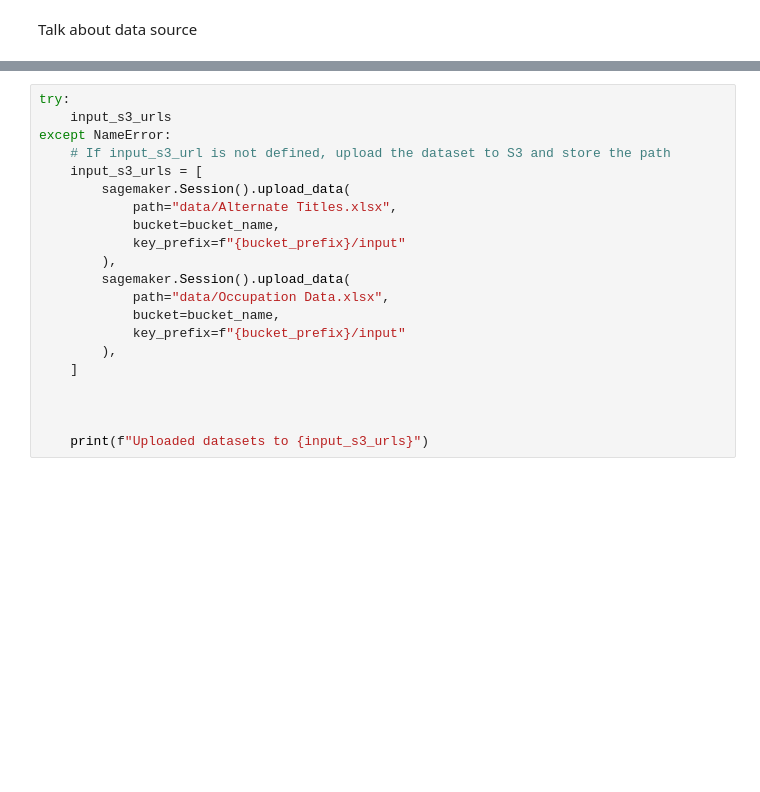
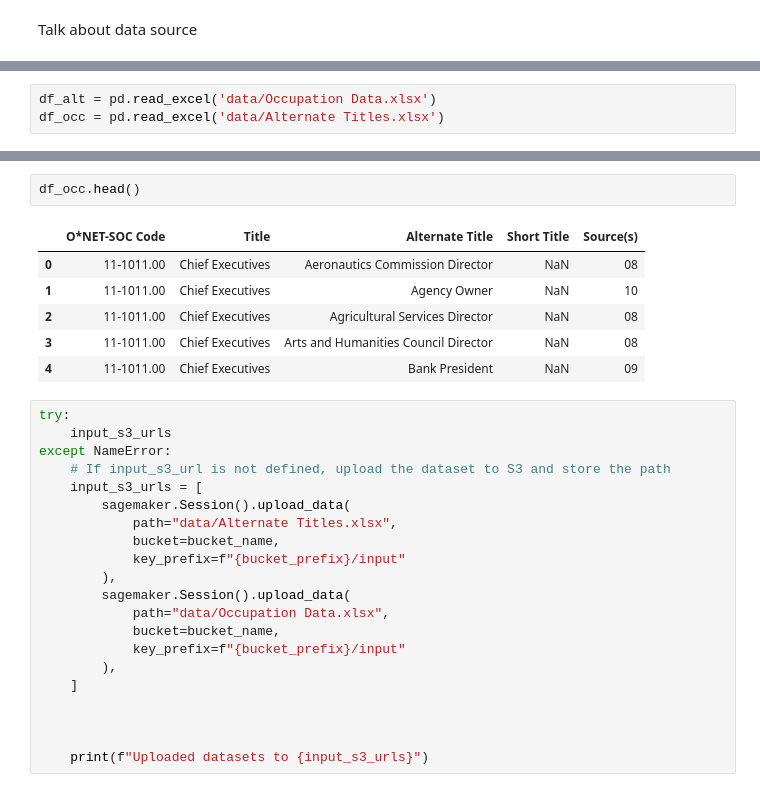
Before and after one commit to rgmartin/job-major-clf, a Jupyter notebook: Start Here - Create MLOps project.ipynb, the cells around one changed output, grey strips where cells are left out. Cells and saved outputs as stored; diff of their text form; blank space fills up the shorter version.

```diff
--- a/Start Here - Create MLOps project.ipynb
+++ b/Start Here - Create MLOps project.ipynb
@@ -147,0 +148,3 @@ Alternate Titles.xl 100%[===================>]   1.17M  --.-KB/s    in 0.1s
+# %%
+df_alt = pd.read_excel('data/Occupation Data.xlsx')
+df_occ = pd.read_excel('data/Alternate Titles.xlsx')
@@ -148,3 +160,12 @@ Alternate Titles.xl 100%[===================>]   1.17M  --.-KB/s    in 0.1s
+# %%
+df_occ.head()
+# %% [output]
+|  | O*NET-SOC Code | Title | Alternate Title | Short Title | Source(s) |
+| 0 | 11-1011.00 | Chief Executives | Aeronautics Commission Director | NaN | 08 |
+| 1 | 11-1011.00 | Chief Executives | Agency Owner | NaN | 10 |
+| 2 | 11-1011.00 | Chief Executives | Agricultural Services Director | NaN | 08 |
+| 3 | 11-1011.00 | Chief Executives | Arts and Humanities Council Director | NaN | 08 |
+| 4 | 11-1011.00 | Chief Executives | Bank President | NaN | 09 |
 # %%
 try:
     input_s3_urls
```
Also changed, not shown: parts of 3 cells of this notebook, 3 other files.
